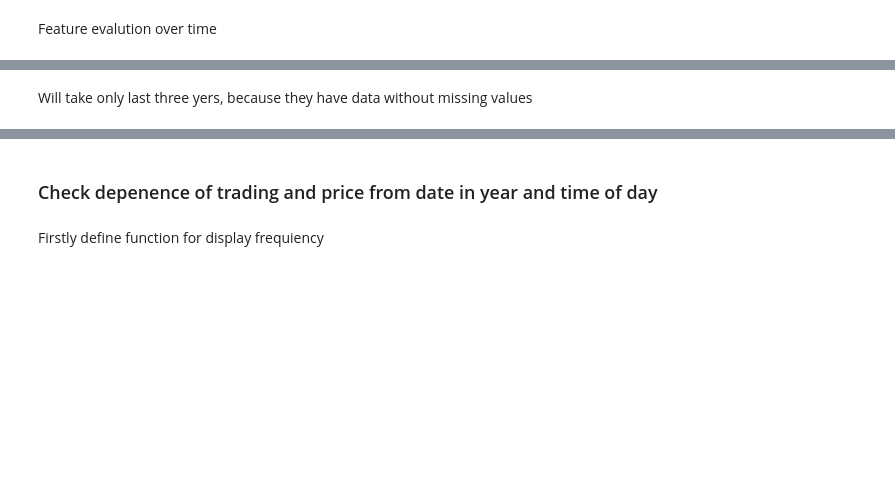
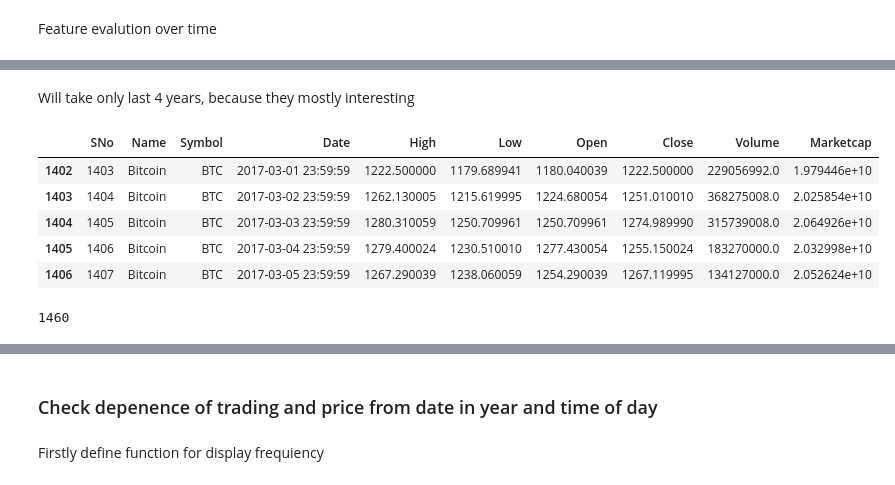
Before and after one commit to prophet-project/stock-price-forecasting, a Jupyter notebook: analyse.ipynb, the cells around one changed output, grey strips where cells are left out. Saved outputs shown, nothing was run; the diff lists cells and outputs as text; code cells hidden in the pictures; blank space fills up the shorter version.

```diff
--- a/analyse.ipynb
+++ b/analyse.ipynb
@@ -70,15 +89,22 @@ hours_dataset.describe().transpose()
 # %% [markdown]
-Will take only last three yers, because they have data without missing values
+Will take only last 4 years, because they mostly interesting
 # %%
-day = 24
-year = (365)*day
+year = 365
 
-years_count = 3.5
+years_count = 4
 items_count = round(years_count * year)
 
-last_years_dataset = hours_dataset[-1 * items_count:]
-last_years_datetime = hours_datetime[-1 * items_count:]
+last_years_dataset = input_dataset[-1 * items_count:]
+last_years_datetime = pd.to_datetime(last_years_dataset['Date'])
 
 last_years_dataset.head()
 len(last_years_dataset)
+# %% [output]
+|  | SNo | Name | Symbol | Date | High | Low | Open | Close | Volume | Marketcap |
+| 1402 | 1403 | Bitcoin | BTC | 2017-03-01 23:59:59 | 1222.500000 | 1179.689941 | 1180.040039 | 1222.500000 | 229056992.0 | 1.979446e+10 |
+| 1403 | 1404 | Bitcoin | BTC | 2017-03-02 23:59:59 | 1262.130005 | 1215.619995 | 1224.680054 | 1251.010010 | 368275008.0 | 2.025854e+10 |
+| 1404 | 1405 | Bitcoin | BTC | 2017-03-03 23:59:59 | 1280.310059 | 1250.709961 | 1250.709961 | 1274.989990 | 315739008.0 | 2.064926e+10 |
+| 1405 | 1406 | Bitcoin | BTC | 2017-03-04 23:59:59 | 1279.400024 | 1230.510010 | 1277.430054 | 1255.150024 | 183270000.0 | 2.032998e+10 |
+| 1406 | 1407 | Bitcoin | BTC | 2017-03-05 23:59:59 | 1267.290039 | 1238.060059 | 1254.290039 | 1267.119995 | 134127000.0 | 2.052624e+10 |
+1460
 # %%
```
Also changed, not shown: parts of 25 cells of this notebook, 4 other files.
